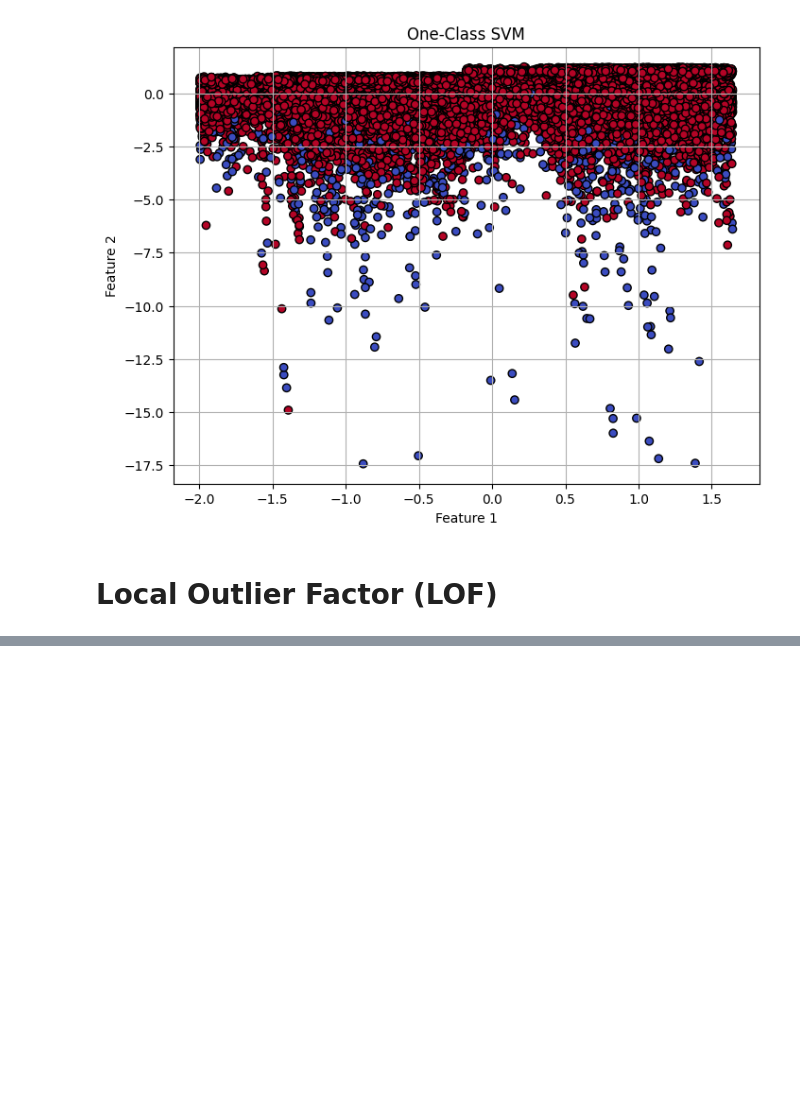
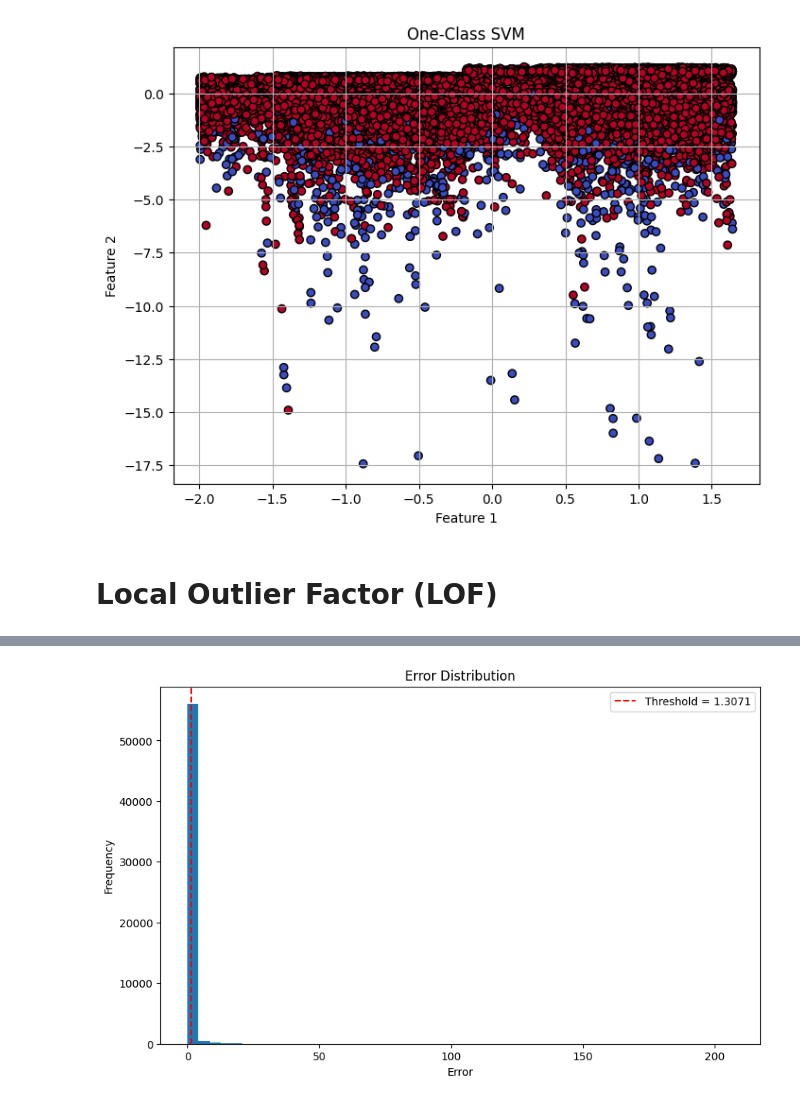
Before and after one commit to kristi5491/data_analytics, a Jupyter notebook: lab6/DM_practice_6.ipynb, the cells around one changed output, grey strips where cells are left out. Cells and saved outputs as stored; diff of their text form; code cells hidden in the pictures; blank space fills up the shorter version.

```diff
--- a/lab6/DM_practice_6.ipynb
+++ b/lab6/DM_practice_6.ipynb
@@ -211,0 +252,80 @@ plt.show()
+# %%
+import torch
+import torch.nn as nn
+import torch.optim as optim
+import torch.utils.data as data
+
+X_train_tensor = torch.tensor(X_train, dtype=torch.float32)
+X_test_tensor = torch.tensor(X_test, dtype=torch.float32)
+
+class Autoencoder(nn.Module):
+    def __init__(self, input_dim):
+        super(Autoencoder, self).__init__()
+        self.encoder = nn.Sequential(
+            nn.Linear(input_dim, 128),
+            nn.ReLU(),
+            nn.Linear(128, 64),
+            nn.ReLU(),
+            nn.Linear(64, 32),
+            nn.ReLU(),
+            nn.Linear(32, 16)
+        )
+        self.decoder = nn.Sequential(
+            nn.Linear(16, 32),
+            nn.ReLU(),
+            nn.Linear(32, 64),
+            nn.ReLU(),
+            nn.Linear(64, 128),
+            nn.ReLU(),
+            nn.Linear(128, input_dim),
+            nn.Sigmoid()
+        )
+
+    def forward(self, x):
+        encoded = self.encoder(x)
+        decoded = self.decoder(encoded)
+        return decoded
+
+input_dim = X_train.shape[1]
+model = Autoencoder(input_dim)
+
+criterion = nn.MSELoss()
+optimizer = optim.Adam(model.parameters(), lr=0.001)
+
+num_epochs = 20
+batch_size = 64
+
+train_dataset = torch.utils.data.TensorDataset(X_train_tensor)
+train_loader = torch.utils.data.DataLoader(train_dataset, batch_size=batch_size, shuffle=True)
+
+for epoch in range(num_epochs):
+    for data in train_loader:
+        inputs = data[0]
+
+        outputs = model(inputs)
+        loss = criterion(outputs, inputs)
+
+        optimizer.zero_grad()
+        loss.backward()
+        optimizer.step()
+
+    print(f'Epoch [{epoch+1}/{num_epochs}], Loss: {loss.item():.4f}')
+
+with torch.no_grad():
+    reconstructed = model(X_test_tensor)
+    reconstruction_error = torch.mean((reconstructed - X_test_tensor) ** 2, dim=1)
+
+threshold = np.percentile(reconstruction_error.numpy(), 95)
+y_pred = (reconstruction_error.numpy() > threshold).astype(int)
+
+print(classification_report(y_test, y_pred, target_names=['Normal', 'Anomaly']))
+
+plt.figure(figsize=(10,6))
+plt.hist(reconstruction_error.numpy(), bins=50)
+plt.axvline(threshold, color='r', linestyle='--', label=f'Threshold = {threshold:.4f}')
+plt.title('Error Distribution')
+plt.xlabel('Error')
+plt.ylabel('Frequency')
+plt.legend()
+plt.show()
+# %% [output]
@@ -211,0 +349 @@ plt.show()
+[figure, added]
```
Also changed, not shown: parts of 8 cells of this notebook.
